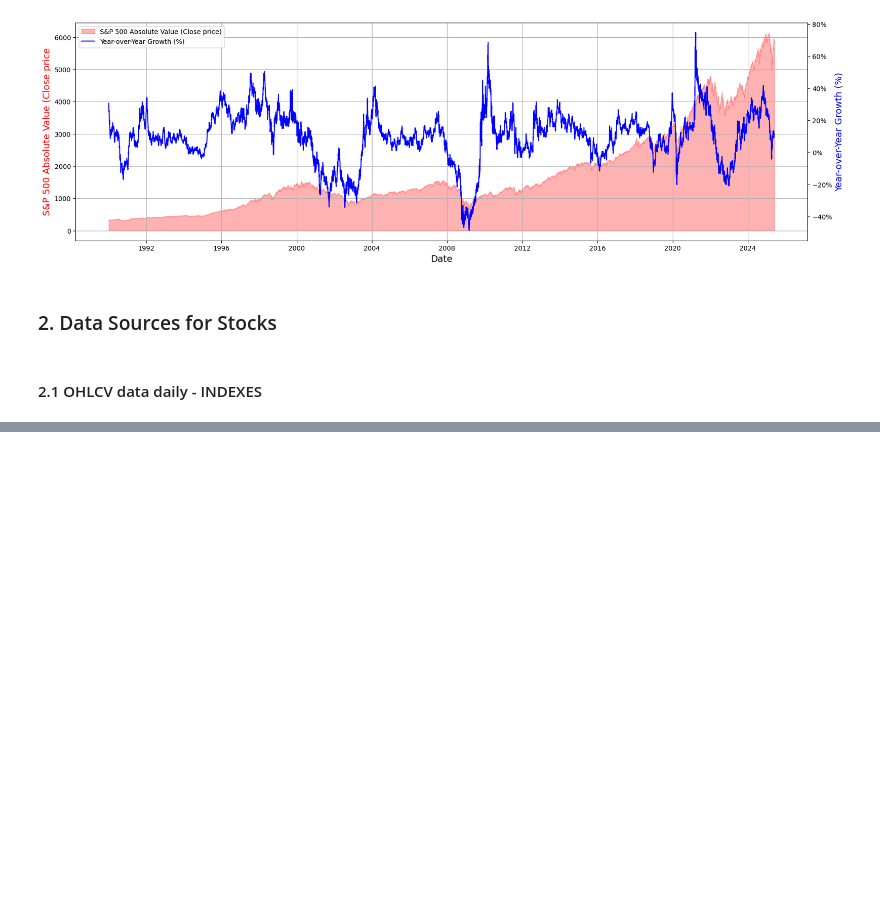
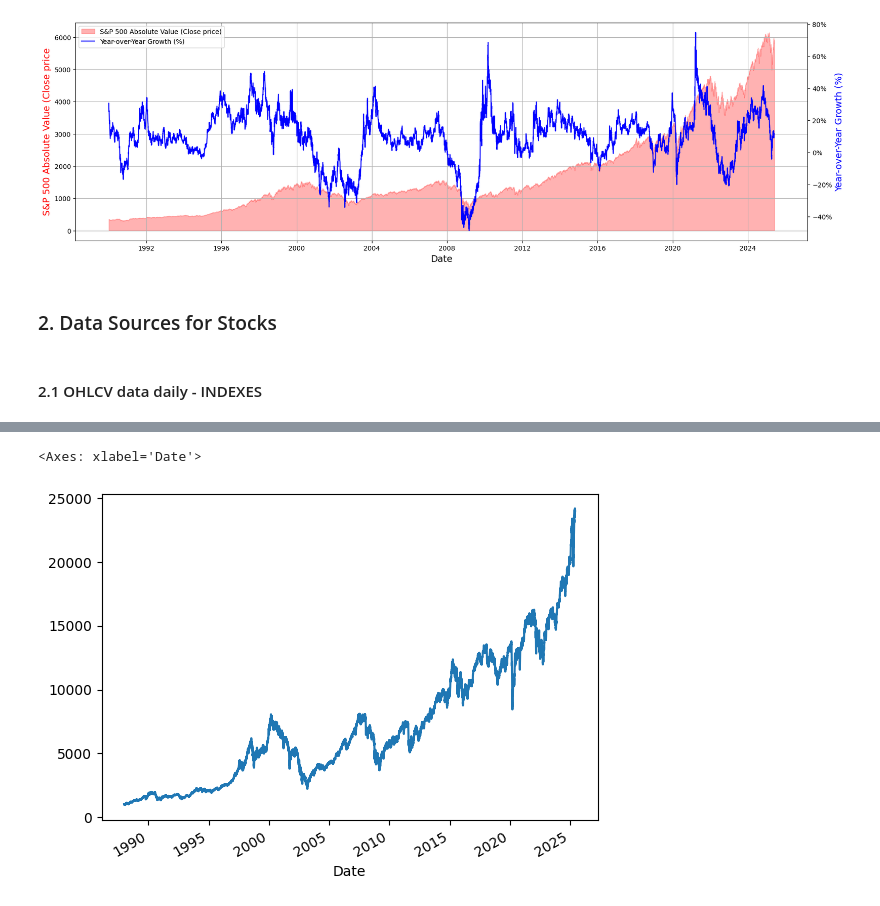
Before and after one commit to nathadriele/stock-markets-analytics-zoomcamp, a Jupyter notebook: 01-intro-and-data-sources/hw-intro.ipynb, the cells around one changed output, grey strips where cells are left out. Saved outputs shown, nothing was run; the diff lists cells and outputs as text; code cells hidden in the pictures; blank space fills up the shorter version.

Commit message:
dax_daily

```diff
--- a/01-intro-and-data-sources/hw-intro.ipynb
+++ b/01-intro-and-data-sources/hw-intro.ipynb
@@ -273,0 +284,3 @@ dax_daily = ticker_obj.history(start = start)
+# %%
+dax_daily['adj_close_last_year'] = dax_daily['Close'].shift(252)
+dax_daily['yoy_growth'] = dax_daily['Close'] / dax_daily['adj_close_last_year'] -1
@@ -273,0 +304,5 @@ dax_daily = ticker_obj.history(start = start)
+# %%
+dax_daily['Close'].plot.line()
+# %% [output]
+<Axes: xlabel='Date'>
+[figure, added]
```
Also changed, not shown: parts of 2 cells of this notebook.
